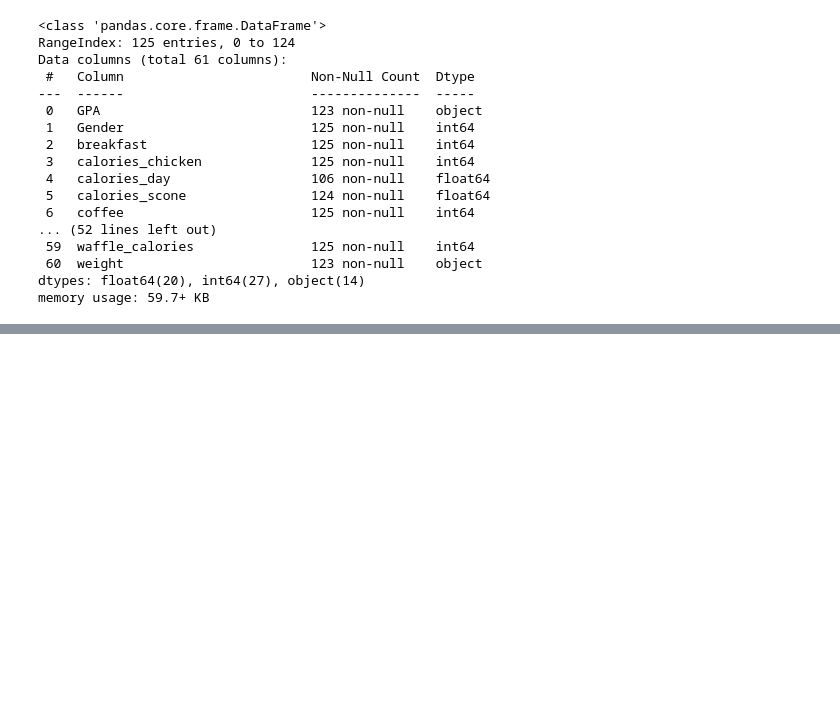
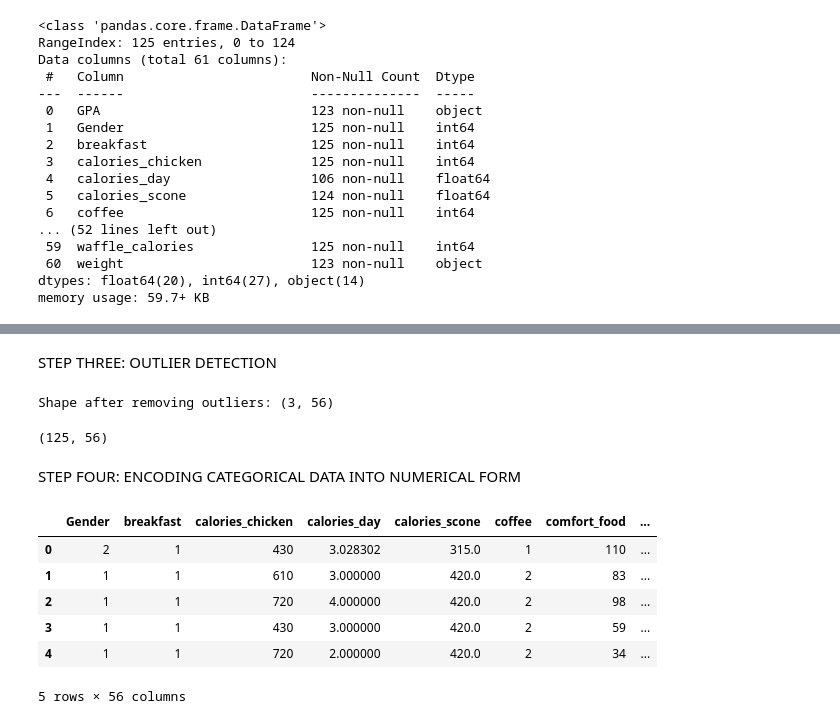
Before and after one commit to OgbujiOnyinye/codealpha_tasks, a Jupyter notebook: foodchoice.ipynb, the cells around one changed output, grey strips where cells are left out. Cells and saved outputs as stored; diff of their text form; code cells hidden in the pictures; blank space fills up the shorter version.

```diff
--- a/foodchoice.ipynb
+++ b/foodchoice.ipynb
@@ -63,0 +125,6 @@ memory usage: 59.7+ KB
+# %%
+# Checking for duplicates
+Food_Choice.drop_duplicates (inplace=True)
+# %%
+# Fill missing values with the mean
+Food_Choice['comfort_food_reasons_coded'].fillna(Food_Choice['comfort_food_reasons_coded'].mean(), inplace=True)
@@ -63,0 +138,8 @@ memory usage: 59.7+ KB
+# %%
+# Fill all missing values in numerical columns with their median
+numerical_cols= Food_Choice.select_dtypes(include=['number']).columns
+Food_Choice[numerical_cols] = Food_Choice[numerical_cols].fillna(Food_Choice[numerical_cols].median())
+# %%
+# Fill all missing values in categorical columns with the most common value (mode)
+categorical_cols = Food_Choice.select_dtypes(include=['object']).columns
+Food_Choice[categorical_cols] = Food_Choice[categorical_cols].fillna(Food_Choice[categorical_cols].mode().iloc[0])
@@ -63,0 +167,52 @@ memory usage: 59.7+ KB
+# %% [markdown]
+STEP THREE: OUTLIER DETECTION
+# %%
+# To remove outliers using IQR method for all numerical columns
+def remove_outliers_iqr(df):
+    numeric_cols = df.select_dtypes(include=['float64', 'int64']).columns
+    for col in numeric_cols:
+        Q1 = df[col].quantile(0.25)
+        Q3 = df[col].quantile(0.75)
+        IQR = Q3 - Q1
+        lower_bound = Q1 - 1.5 * IQR
+        upper_bound = Q3 + 1.5 * IQR
+
+        # Keeping only rows within the IQR range
+        df = df[(df[col] >= lower_bound) & (df[col] <= upper_bound)]
+    return df  # Return the modified DataFrame
+
+# Applying the function above to my DataFrame
+Food_Choice_cleaned = remove_outliers_iqr(Food_Choice)
+
+# Check results
+print("Shape after removing outliers:", Food_Choice_cleaned.shape)
+# %% [output]
+Shape after removing outliers: (3, 56)
+# %%
+Food_Choice.shape
+# %% [output]
+(125, 56)
+# %% [markdown]
+STEP FOUR: ENCODING CATEGORICAL DATA INTO NUMERICAL FORM
+# %%
+from sklearn.preprocessing import LabelEncoder
+
+# Initialize LabelEncoder
+label_encoder = LabelEncoder()
+
+# Select categorical columns
+categorical_cols = Food_Choice.select_dtypes(include=['object']).columns
+
+# Apply Label Encoding to each categorical column
+for col in categorical_cols:
+    Food_Choice[col] = label_encoder.fit_transform(Food_Choice[col])
+
+Food_Choice.head()
+# %% [output]
+|  | Gender | breakfast | calories_chicken | calories_day | calories_scone | coffee | comfort_food | ... |
+| 0 | 2 | 1 | 430 | 3.028302 | 315.0 | 1 | 110 | ... |
+| 1 | 1 | 1 | 610 | 3.000000 | 420.0 | 2 | 83 | ... |
+| 2 | 1 | 1 | 720 | 4.000000 | 420.0 | 2 | 98 | ... |
+| 3 | 1 | 1 | 430 | 3.000000 | 420.0 | 2 | 59 | ... |
+| 4 | 1 | 1 | 720 | 2.000000 | 420.0 | 2 | 34 | ... |
+5 rows × 56 columns
```
Also changed, not shown: parts of 12 cells of this notebook.
